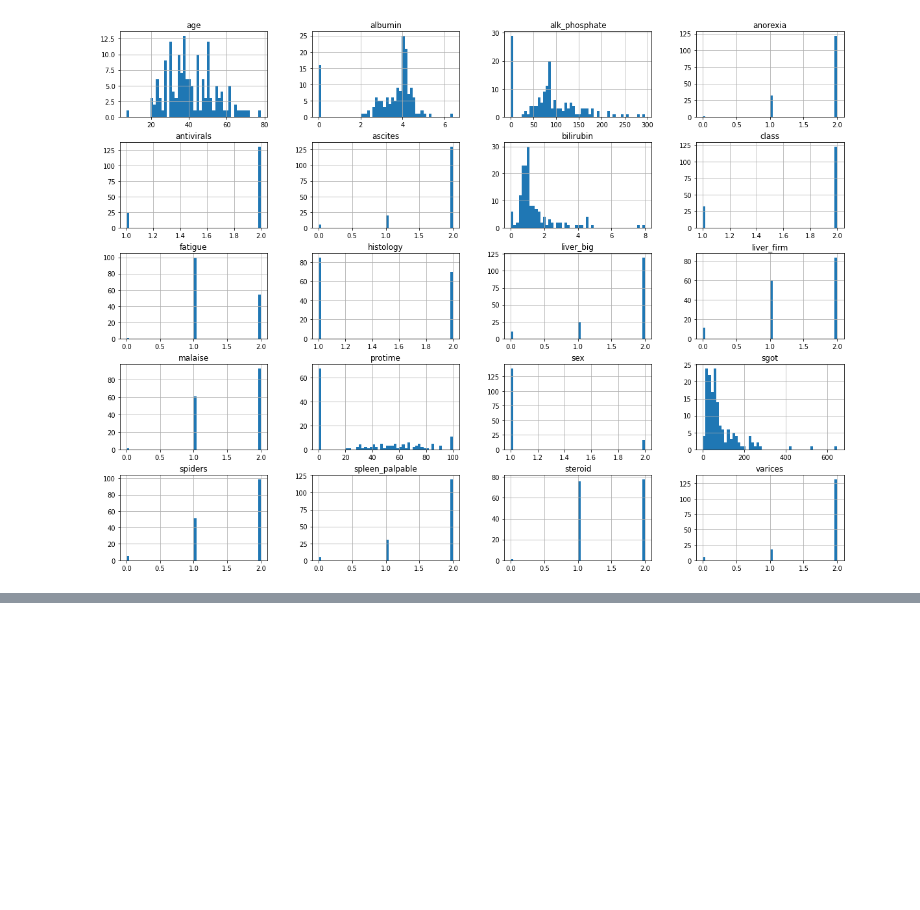
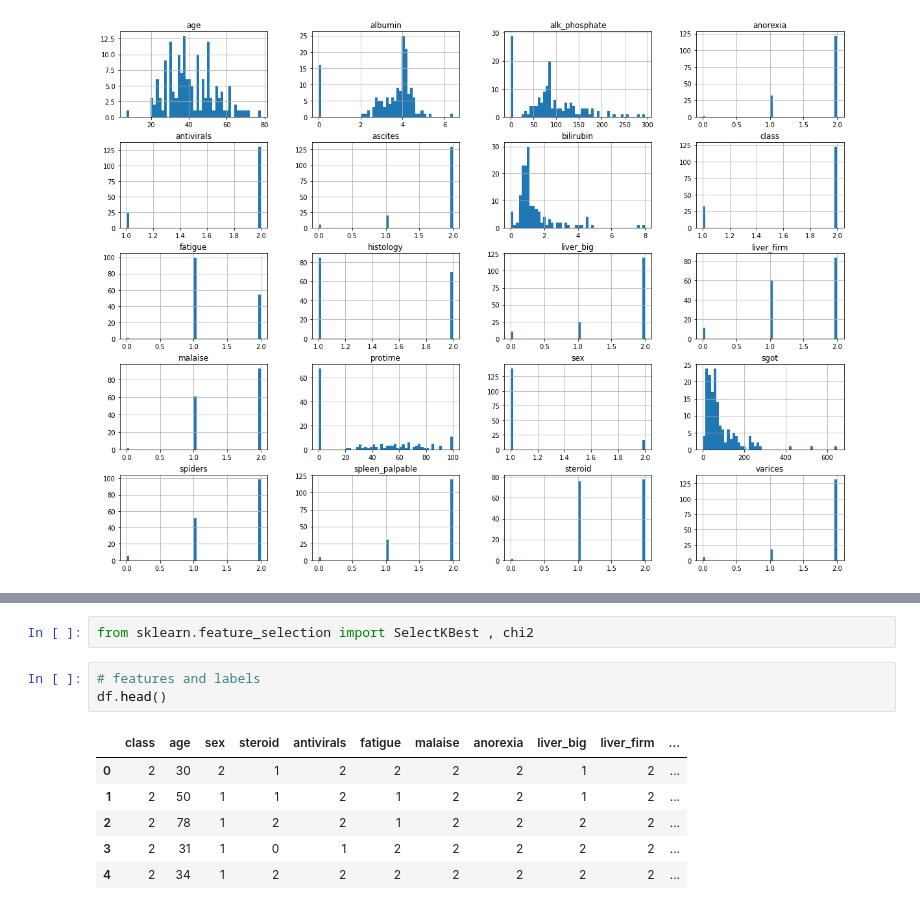
Before and after one commit to code-JOA/Predicting_Hepatitis_Mortality_Rate, a Jupyter notebook: Hepatitis_Mortality_Prediction.ipynb, the cells around one changed output, grey strips where cells are left out. Cells and saved outputs as stored; diff of their text form; blank space fills up the shorter version.

```diff
--- a/Hepatitis_Mortality_Prediction.ipynb
+++ b/Hepatitis_Mortality_Prediction.ipynb
@@ -489,0 +496,12 @@ plt.show()
+# %%
+from sklearn.feature_selection import SelectKBest , chi2
+# %%
+# features and labels
+df.head()
+# %% [output]
+|  | class | age | sex | steroid | antivirals | fatigue | malaise | anorexia | liver_big | liver_firm | ... |
+| 0 | 2 | 30 | 2 | 1 | 2 | 2 | 2 | 2 | 1 | 2 | ... |
+| 1 | 2 | 50 | 1 | 1 | 2 | 1 | 2 | 2 | 1 | 2 | ... |
+| 2 | 2 | 78 | 1 | 2 | 2 | 1 | 2 | 2 | 2 | 2 | ... |
+| 3 | 2 | 31 | 1 | 0 | 1 | 2 | 2 | 2 | 2 | 2 | ... |
+| 4 | 2 | 34 | 1 | 2 | 2 | 2 | 2 | 2 | 2 | 2 | ... |
```
Also changed, not shown: parts of 15 cells of this notebook.
